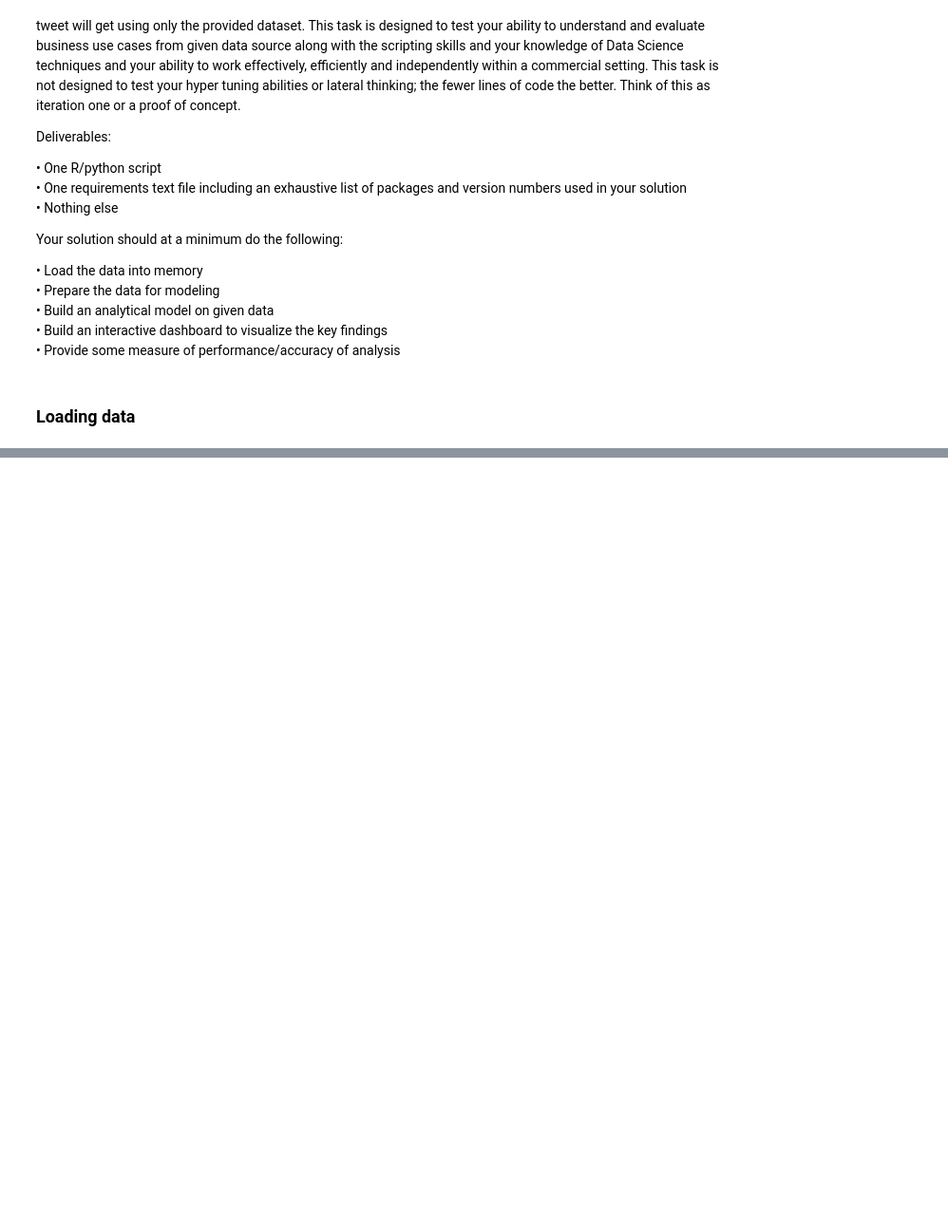
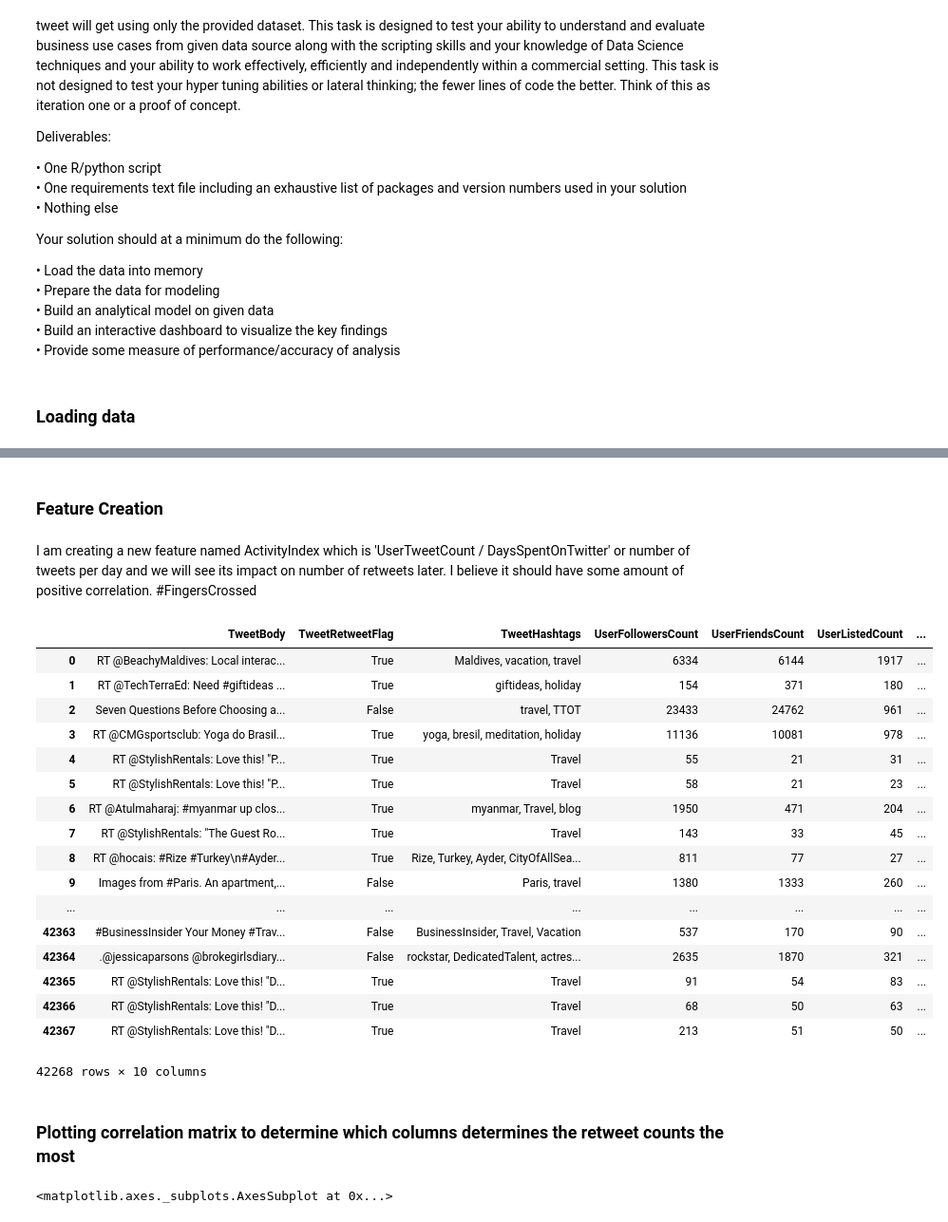
Before and after one commit to delhistore/Predicting_Retweets, a Jupyter notebook: PredictRetweets.ipynb, the cells around one changed output, grey strips where cells are left out. Shown at 95% size. Saved outputs shown, nothing was run; the diff lists cells and outputs as text; code cells hidden in the pictures; blank space fills up the shorter version.

Commit message:
retweets script updated

```diff
--- a/PredictRetweets.ipynb
+++ b/PredictRetweets.ipynb
@@ -22,0 +107,3 @@ Your solution should at a minimum do the following:
+# %%
+import datetime as dt
+data['DaysSpentOnTwitter'] = data['DaysSpentOnTwitter'].dt.days
@@ -22,0 +114,46 @@ Your solution should at a minimum do the following:
+# %% [markdown]
+### Feature Creation
+# %% [markdown]
+I am creating a new feature named ActivityIndex which is 'UserTweetCount / DaysSpentOnTwitter' or number of tweets per day and we will see its impact on number of retweets later. I believe it should have some amount of positive correlation. #FingersCrossed
+# %%
+data['ActivityIndex'] = data['UserTweetCount'] / data['DaysSpentOnTwitter']
+# %%
+# Dropping columns that i believe will not help in determining retweets
+data = data.drop([
+                    'TweetPostedTime',
+                    'TweetID',
+                    'TweetSource',
+                    'TweetFavoritesCount',
+                    'UserID',
+                    'UserName',
+                    'UserScreenName',
+                    'UserSignupDate',
+                    'MacroIterationNumber'
+                 ],axis=1)
+# %%
+# Moving retweets count to the rightmost column as it is a dependent variable
+data['RetweetsCount'] = data['TweetRetweetCount']
+data = data.drop(['TweetRetweetCount'],axis=1)
+# %%
+data
+# %% [output]
+|  | TweetBody | TweetRetweetFlag | TweetHashtags | UserFollowersCount | UserFriendsCount | UserListedCount | ... |
+| 0 | RT @BeachyMaldives: Local interac... | True | Maldives, vacation, travel | 6334 | 6144 | 1917 | ... |
+| 1 | RT @TechTerraEd: Need #giftideas ... | True | giftideas, holiday | 154 | 371 | 180 | ... |
+| 2 | Seven Questions Before Choosing a... | False | travel, TTOT | 23433 | 24762 | 961 | ... |
+| 3 | RT @CMGsportsclub: Yoga do Brasil... | True | yoga, bresil, meditation, holiday | 11136 | 10081 | 978 | ... |
+| 4 | RT @StylishRentals: Love this! "P... | True | Travel | 55 | 21 | 31 | ... |
+| 5 | RT @StylishRentals: Love this! "P... | True | Travel | 58 | 21 | 23 | ... |
+| 6 | RT @Atulmaharaj: #myanmar up clos... | True | myanmar, Travel, blog | 1950 | 471 | 204 | ... |
+| 7 | RT @StylishRentals: "The Guest Ro... | True | Travel | 143 | 33 | 45 | ... |
+| 8 | RT @hocais: #Rize #Turkey\n#Ayder... | True | Rize, Turkey, Ayder, CityOfAllSea... | 811 | 77 | 27 | ... |
+| 9 | Images from #Paris. An apartment,... | False | Paris, travel | 1380 | 1333 | 260 | ... |
+| ... | ... | ... | ... | ... | ... | ... | ... |
+| 42363 | #BusinessInsider Your Money #Trav... | False | BusinessInsider, Travel, Vacation | 537 | 170 | 90 | ... |
+| 42364 | .@jessicaparsons @brokegirlsdiary... | False | rockstar, DedicatedTalent, actres... | 2635 | 1870 | 321 | ... |
+| 42365 | RT @StylishRentals: Love this! "D... | True | Travel | 91 | 54 | 83 | ... |
+| 42366 | RT @StylishRentals: Love this! "D... | True | Travel | 68 | 50 | 63 | ... |
+| 42367 | RT @StylishRentals: Love this! "D... | True | Travel | 213 | 51 | 50 | ... |
+42268 rows × 10 columns
+# %% [markdown]
+### Plotting correlation matrix to determine which columns determines the retweet counts the most
@@ -22,0 +166,17 @@ Your solution should at a minimum do the following:
+# %%
+sns.set(style="white")
+
+# Compute the correlation matrix
+corr = numericData.corr()
+
+# Set up the matplotlib figure
+f, ax = plt.subplots(figsize=(15, 13))
+
+# Generate a custom diverging colormap
+cmap = sns.diverging_palette(220, 10, as_cmap=True)
+
+# Draw the heatmap with the mask and correct aspect ratio
+sns.heatmap(corr, cmap=cmap,  center=0,
+            square=True, linewidths=.5, cbar_kws={"shrink": .5})
+# %% [output]
+<matplotlib.axes._subplots.AxesSubplot at 0x...>
```
Also changed, not shown: parts of 47 cells of this notebook.
